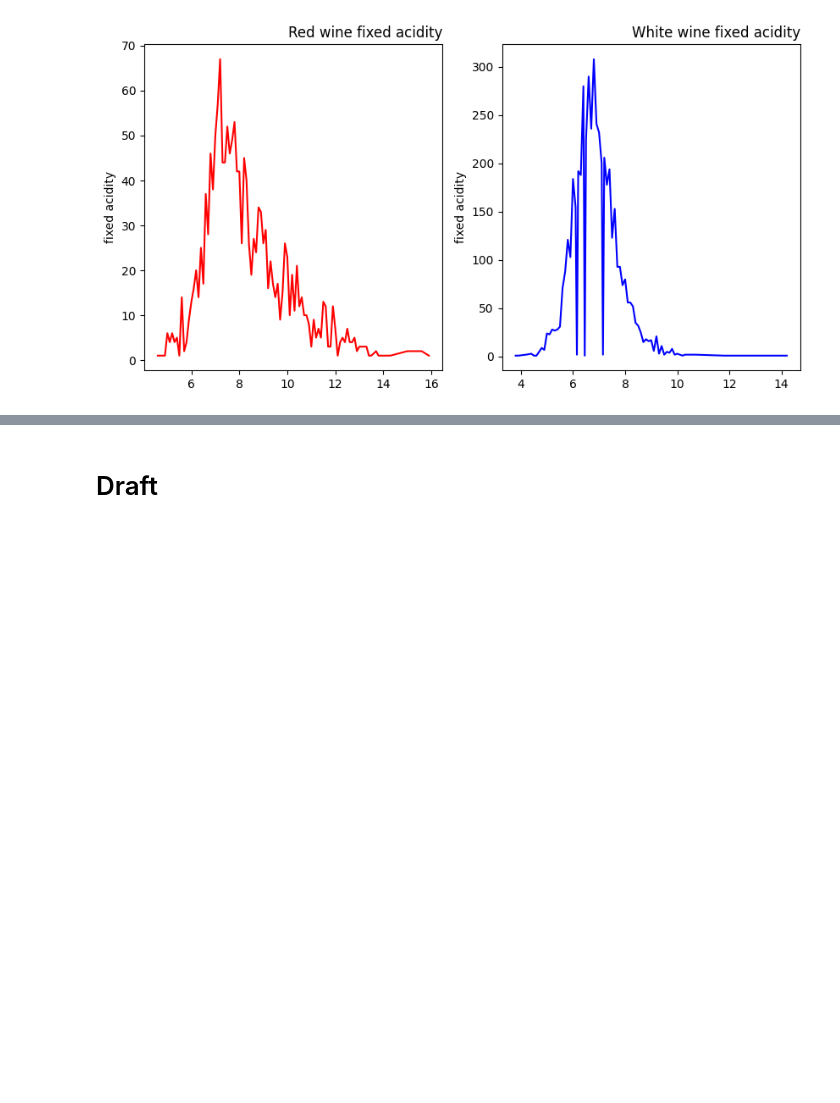
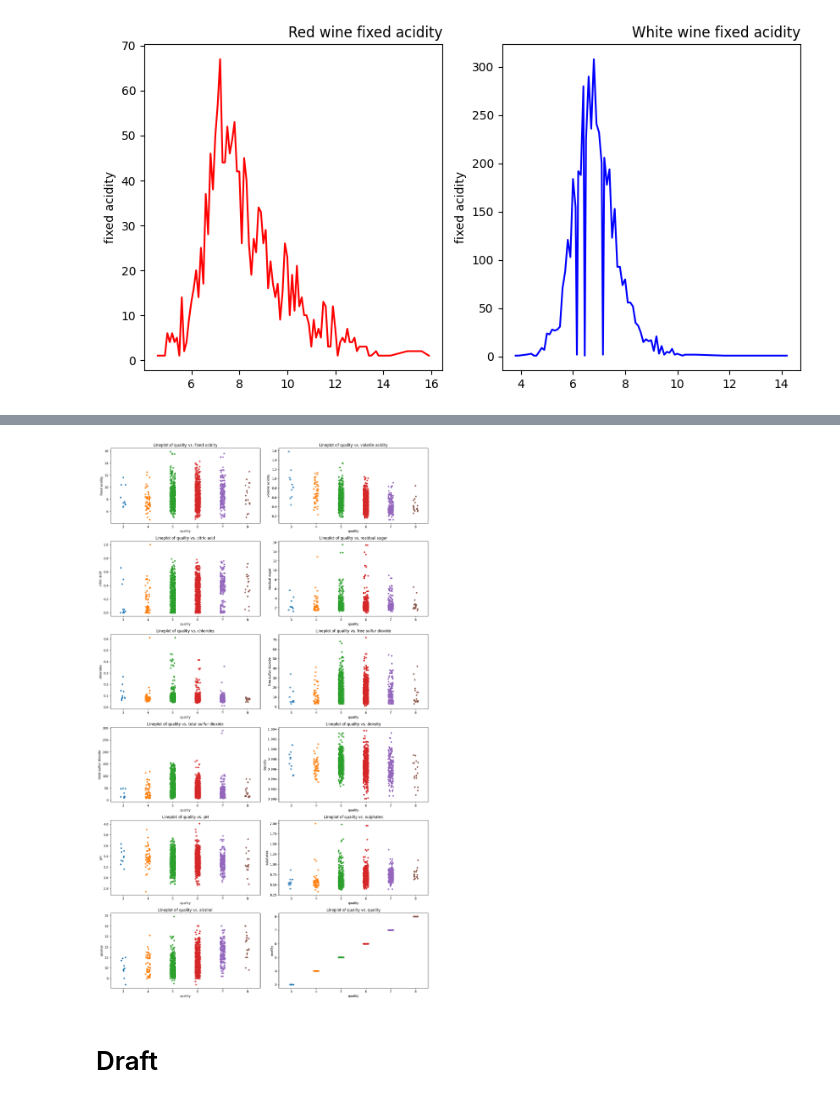
Before and after one commit to Vukhacson/WineQuality, a Jupyter notebook: SMSmall/SMSmall_Wine_quality_data_exploration.ipynb, the cells around one changed output, grey strips where cells are left out. Saved outputs shown, nothing was run; the diff lists cells and outputs as text; code cells hidden in the pictures; blank space fills up the shorter version.

Commit message:
Quality/features stripplot

```diff
--- a/SMSmall/SMSmall_Wine_quality_data_exploration.ipynb
+++ b/SMSmall/SMSmall_Wine_quality_data_exploration.ipynb
@@ -305,3 +305,12 @@ Text(-3, -0.2, 'Red wine/White wine volatile acidity')
+# %%
+fig, axes = plt.subplots(6, 2, figsize=(15, 25))
+for i in range(6):
+    for j in range(2):
+        sns.stripplot(x="quality", y=ndarray_white_features[i, j], data=df_red_wine, ax=axes[i, j])
+        axes[i, j].set_title(f"Lineplot of quality vs. {ndarray_white_features[i, j]}")
+fig.tight_layout()
+# %% [output]
+[figure, added]
 # %% [markdown]
 # Draft
 # %% [markdown]
```
Also changed, not shown: parts of 2 cells of this notebook.
